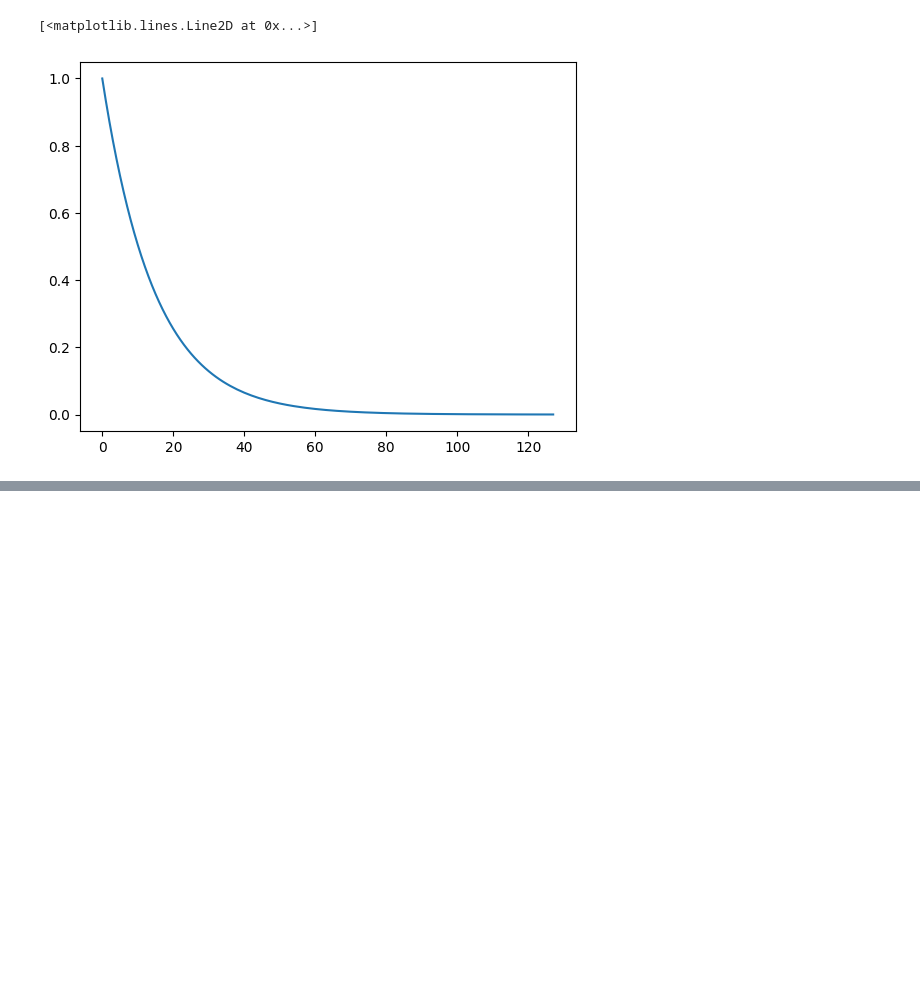
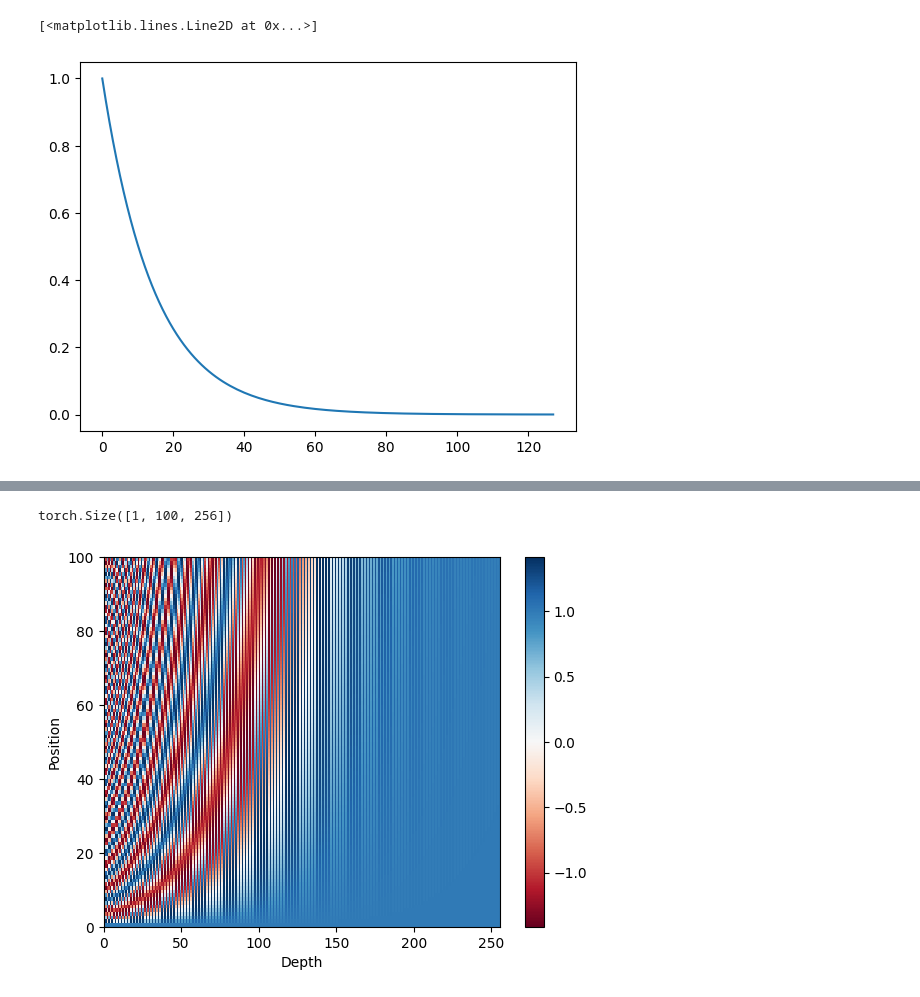
Before and after one commit to k-l-lambda/deep-starry, a Jupyter notebook: test_PositionEncoder.ipynb, the cells around one changed output, grey strips where cells are left out. Cells and saved outputs as stored; diff of their text form; code cells hidden in the pictures; blank space fills up the shorter version.

Commit message:
positionEncoder.py: module class of RotaryEncoder added.

```diff
--- a/test_PositionEncoder.ipynb
+++ b/test_PositionEncoder.ipynb
@@ -60,0 +63,23 @@ plt.show()
+# %%
+# RotaryEncoder
+
+import matplotlib.pyplot as plt
+import torch
+from starry.modules.positionEncoder import RotaryEncoder
+
+
+d_hid = 256
+
+encoder = RotaryEncoder(angle_cycle=1000, d_hid=d_hid)
+vec = encoder(torch.arange(100), torch.ones(1, 100, d_hid))
+print(vec.shape)
+
+plt.pcolormesh(vec[0], cmap='RdBu')
+plt.xlabel('Depth')
+plt.xlim((0, d_hid))
+plt.ylabel('Position')
+plt.colorbar()
+plt.show()
+# %% [output]
+torch.Size([1, 100, 256])
+[figure, added]
```
Also changed, not shown: parts of 3 cells of this notebook, 2 other files.
